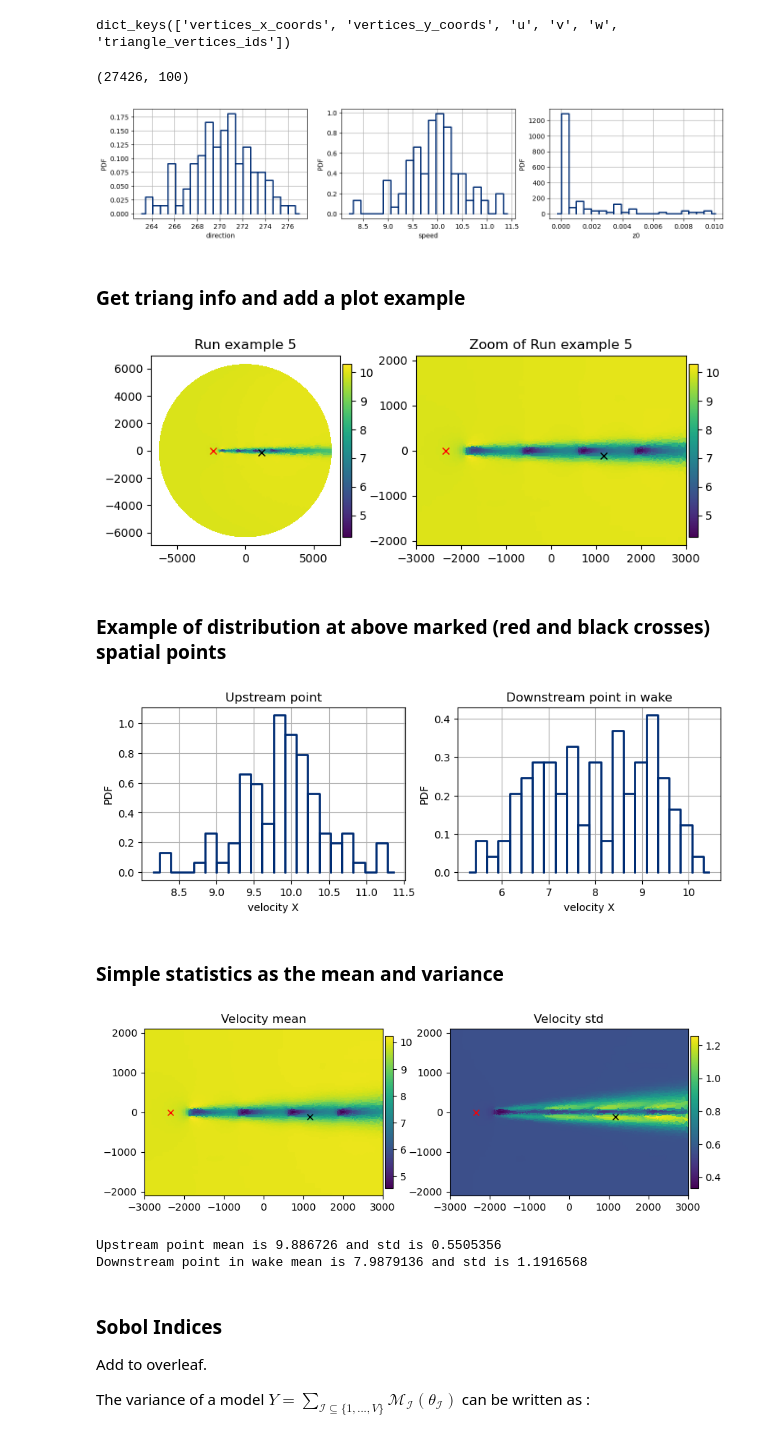
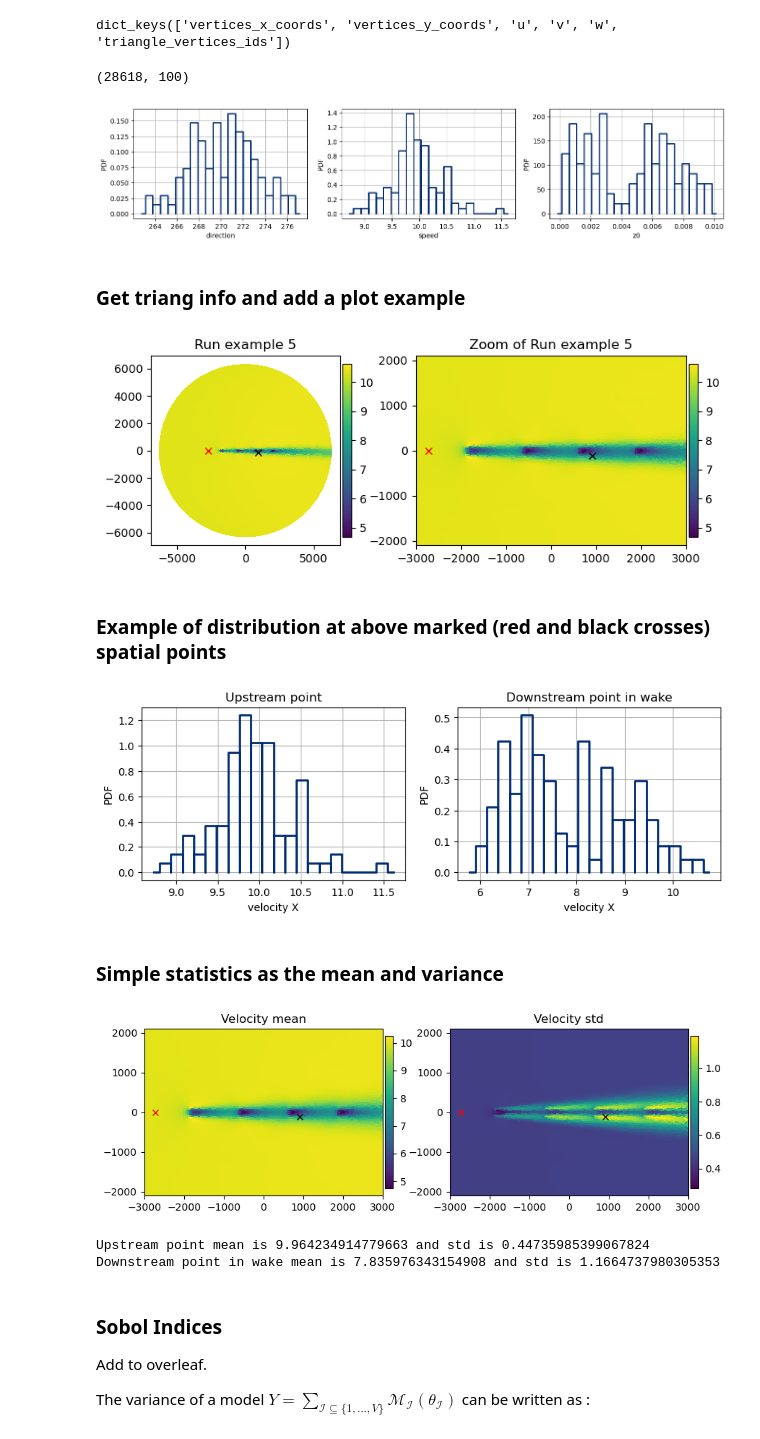
Before and after one commit to bjarketol/WIFA, a Jupyter notebook: vnv/uq_validation/launch_sensitivity_study.ipynb, the cells around one changed output. Cells and saved outputs as stored; diff of their text form; code cells hidden in the pictures.

```diff
--- a/vnv/uq_validation/launch_sensitivity_study.ipynb
+++ b/vnv/uq_validation/launch_sensitivity_study.ipynb
@@ -27,7 +25,7 @@ colors=['#002d74', '#e85113', '#1fa12e', '#c9d200', '#f49e00', '#006ab3', '#3381
 """
 The nc file is created using the notebook called "sample_uncertain_inputs.ipync"
 """
-nc_file = nc.Dataset("Stochastic_atHubHeight.nc")
+nc_file = nc.Dataset("windio_toy/plant_energy_resource/Stochastic_atHubHeight.nc")
 nc_file_var_names = [key for key in nc_file.variables.keys()]
 nc_file_var_dimensions = nc_file.variables[nc_file_var_names[1]].dimensions
 nc_file_var_shape = nc_file.variables[nc_file_var_names[1]].shape
@@ -43,6 +41,7 @@ MC_sample[:,1] = nc_file.variables["speed"][:]
 MC_sample[:,2] = nc_file.variables["z0"][:]
 uq_varnames = ["direction", "speed","z0"]
 uq_var_marginals = ["normal", "normal", "uniform"]
+#uq_var_marginals = ["kernel", "kernel", "kernel"]
 # %% [output]
 Variables are :  ['time', 'direction', 'speed', 'z0', 'TI', 'ustar']
 Dimensions of variable 1 are :  ('time',)
@@ -64,13 +63,15 @@ velocity_X = f.variables['u']
 velocity_Y = f.variables['v']
 velocity_Z = f.variables['w']
 velocity_magnitude = np.zeros((velocity_X.shape[0],velocity_X.shape[1]))
+velocity_direction = np.zeros((velocity_X.shape[0],velocity_X.shape[1]))
 for j in range(velocity_X.shape[1]):
     velocity_magnitude[:,j] = np.sqrt(velocity_X[:,j]**2 + velocity_Y[:,j]**2 + velocity_Z[:,j]**2)
+    velocity_direction[:,j] = 270.-np.rad2deg(np.arctan2(velocity_Y[:,j],velocity_X[:,j]))
 #
 print(velocity_X.shape)
 MC_sample_size = velocity_X.shape[1]
 # %% [output]
-(27426, 100)
+(28618, 100)
 # %%
 # plot and compare to histogram
 histograms = []
@@ -91,7 +92,7 @@ for j in range(MC_sample.shape[1]):
     axs.append(fig.add_subplot(1, MC_sample.shape[1], j+1))
     _ = viewer.View(graphs[j], figure=fig, axes=[axs[j]])
 # %% [output]
-[figure, old version]
+[figure, new version]
 # %% [markdown]
 ### Get triang info and add a plot example
 # %%
@@ -124,7 +125,7 @@ sorted_combined_nearest_below = sorted(combined_nearest_below, key=lambda x: x[0
 sorted_nearest_x_below, sorted_nearest_ids_below = zip(*sorted_combined_nearest_below)
 
 
-example_point_id_1 = sorted_nearest_ids[8] ; example_point_id_2 = sorted_nearest_ids_below[200]
+example_point_id_1 = sorted_nearest_ids[8] ; example_point_id_2 = sorted_nearest_ids_below[220]
 point_name_1 = "Upstream point" ; point_name_2 = "Downstream point in wake"
 MC_example = 5
 fig,ax = plt.subplots(1,2,figsize=(10,3))
@@ -146,7 +147,7 @@ plt.show()
 fig.savefig('test.jpg',dpi=300,bbox_inches='tight')
 plt.close()
 # %% [output]
-[figure, old version]
+[figure, new version]
 # %% [markdown]
 ### Example of distribution at above marked (red and black crosses) spatial points
 # %%
@@ -179,37 +180,38 @@ _ = viewer.View(graph_point2, figure=fig, axes=[ax_2])
 
 plt.show()
 # %% [output]
-[figure, old version]
+[figure, new version]
 # %% [markdown]
 ### Simple statistics as the mean and variance
 # %%
-sample_mean = np.mean(velocity_X,axis=1)
-sample_std = np.std(velocity_X,axis=1)
+variable_to_test = velocity_magnitude
+sample_mean = np.mean(variable_to_test,axis=1)
+sample_std = np.std(variable_to_test,axis=1)
 ##
 fig,ax = plt.subplots(1,2,figsize=(10,3))
 ax[0].set_aspect('equal')
 cntr = ax[0].tripcolor(triang,sample_mean)#, vmin=-2.0,vmax=2.0)
 fig.colorbar(cntr, ax=ax[0],fraction=0.03, pad=0.01)
 ax[0].set_title('Velocity mean')
 ax[0].plot(x_coords[example_point_id_1],y_coords[example_point_id_1], linestyle=None, marker="x",color="red")
 ax[0].plot(x_coords[example_point_id_2],y_coords[example_point_id_2], linestyle=None, marker="x",color="black")
 ax[0].set_xlim(-3000,3000) ; ax[0].set_ylim(-2100,2100)
 ##
 ax[1].set_aspect('equal')
 cntr = ax[1].tripcolor(triang,sample_std, vmin=np.min(sample_std),vmax=np.max(sample_std))
 fig.colorbar(cntr, ax=ax[1],fraction=0.03, pad=0.01)
 ax[1].set_xlim(-3000,3000) ; ax[1].set_ylim(-2100,2100)
 ax[1].set_title('Velocity std')
 ax[1].plot(x_coords[example_point_id_1],y_coords[example_point_id_1], linestyle=None, marker="x",color="red")
 ax[1].plot(x_coords[example_point_id_2],y_coords[example_point_id_2], linestyle=None, marker="x",color="black")
 plt.show()
 
 print(point_name_1 + " mean is "+str(sample_mean[example_point_id_1])+ " and std is " + str(sample_std[example_point_id_1]))
 print(point_name_2 + " mean is "+str(sample_mean[example_point_id_2])+ " and std is " + str(sample_std[example_point_id_2]))
 # %% [output]
-[figure, old version]
+[figure, new version]
-Upstream point mean is 9.886726 and std is 0.5505356
-Downstream point in wake mean is 7.9879136 and std is 1.1916568
+Upstream point mean is 9.964234914779663 and std is 0.44735985399067824
+Downstream point in wake mean is 7.835976343154908 and std is 1.1664737980305353
 # %% [markdown]
 ### Sobol Indices
 
```
Also changed, not shown: parts of 8 cells of this notebook, 4 other files.
